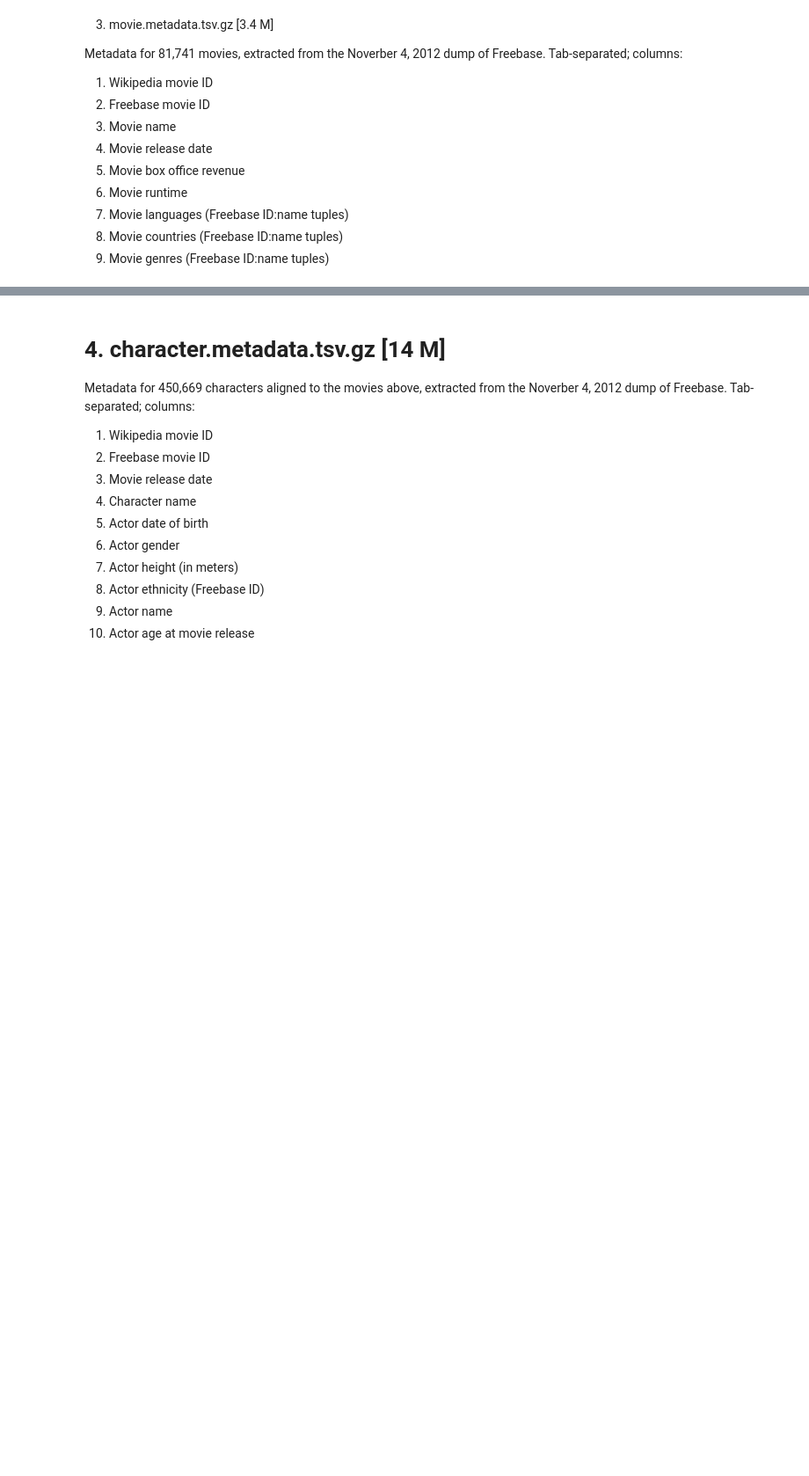
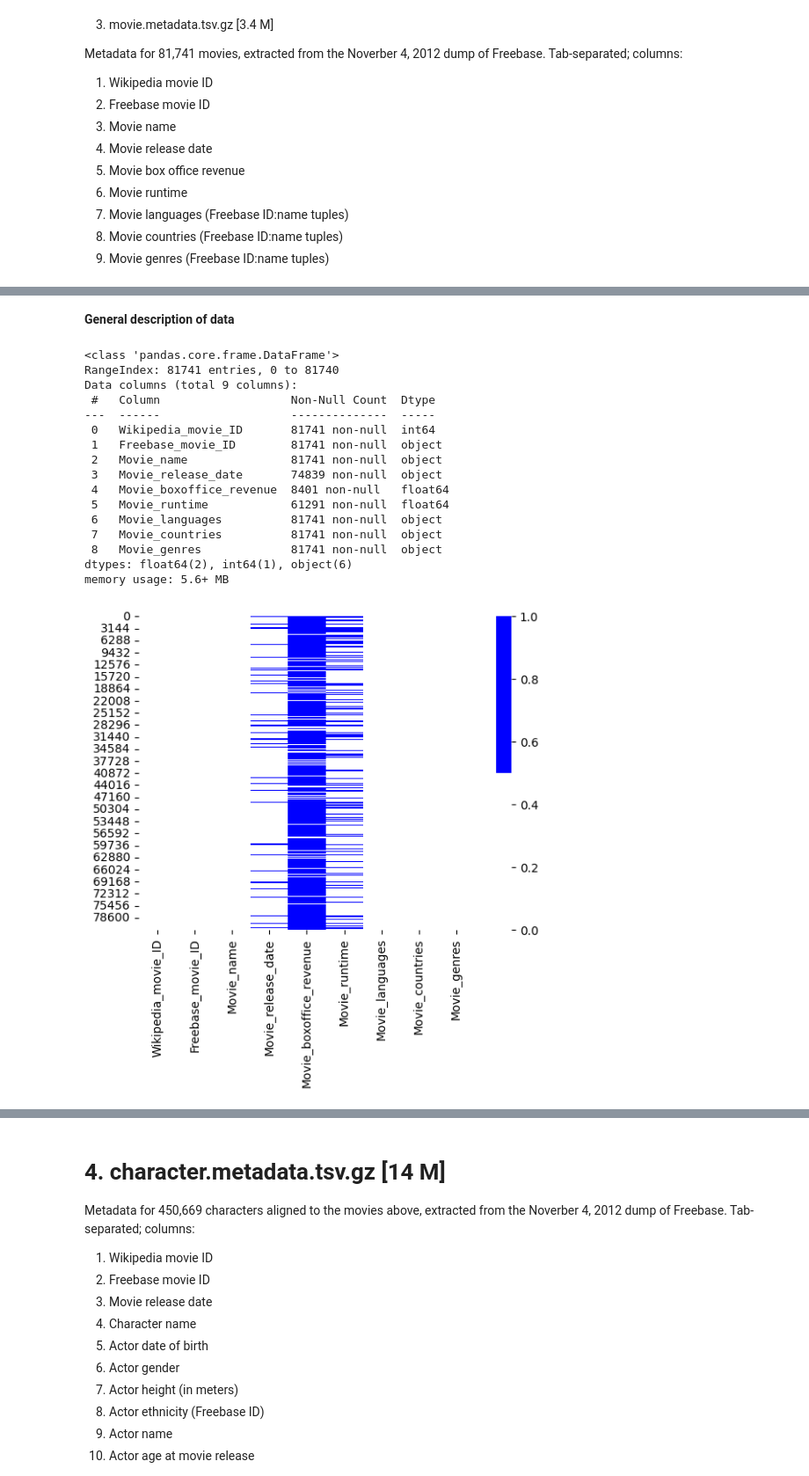
Before and after one commit to epfl-ada/ada-2022-project-silvermafia2022, a Jupyter notebook: project_movies.ipynb, the cells around one changed output, grey strips where cells are left out. Shown: that part at 88% size. Drawn from its saved outputs; the diff is of its cells as text; code cells hidden in the pictures; blank space fills up the shorter version.

```diff
--- a/project_movies.ipynb
+++ b/project_movies.ipynb
@@ -126,0 +89,24 @@ Original cell: /m/06nm1 Spanish Language,/m/04306rv German Language,/m/02h40lc E
+# %% [markdown]
+**General description of data**
+# %%
+movie_md.info()
+sns.heatmap(movie_md.isnull(), cmap=['w','b'])
+plt.show()
+# %% [output]
+<class 'pandas.core.frame.DataFrame'>
+RangeIndex: 81741 entries, 0 to 81740
+Data columns (total 9 columns):
+ #   Column                   Non-Null Count  Dtype
+---  ------                   --------------  -----
+ 0   Wikipedia_movie_ID       81741 non-null  int64
+ 1   Freebase_movie_ID        81741 non-null  object
+ 2   Movie_name               81741 non-null  object
+ 3   Movie_release_date       74839 non-null  object
+ 4   Movie_boxoffice_revenue  8401 non-null   float64
+ 5   Movie_runtime            61291 non-null  float64
+ 6   Movie_languages          81741 non-null  object
+ 7   Movie_countries          81741 non-null  object
+ 8   Movie_genres             81741 non-null  object
+dtypes: float64(2), int64(1), object(6)
+memory usage: 5.6+ MB
+[figure, added]
```
Also changed, not shown: parts of 20 cells of this notebook.
